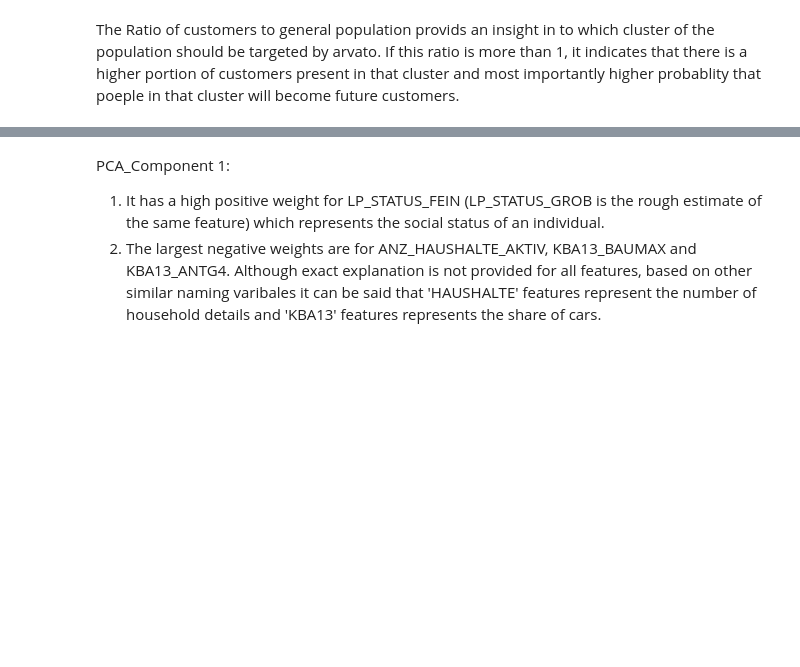
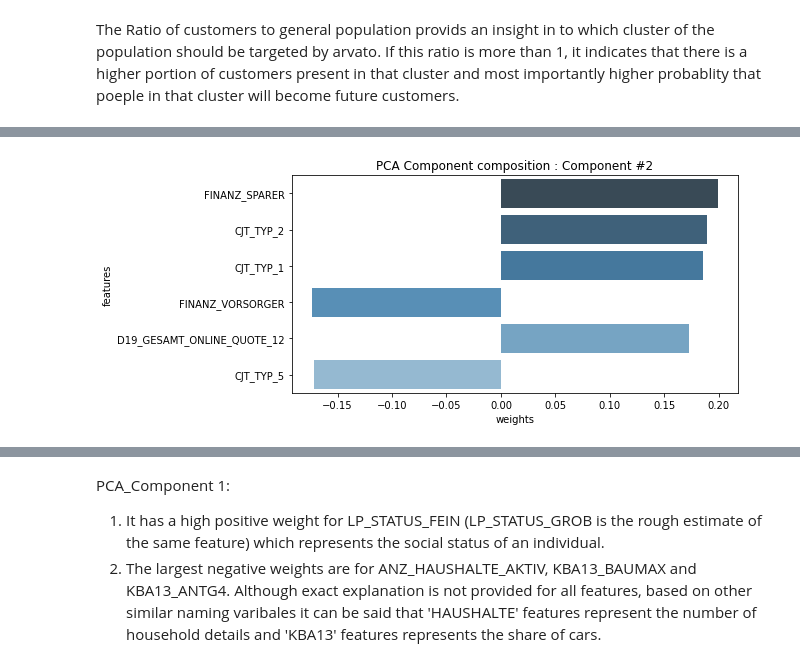
Before and after one commit to supulij/Arvato-Customer-Segmentation-for-mail-order, a Jupyter notebook: Arvato_Project_Final_Notebook.ipynb, the cells around one changed output, grey strips where cells are left out. Drawn from its saved outputs; the diff is of its cells as text; code cells hidden in the pictures; blank space fills up the shorter version.

```diff
--- a/Arvato_Project_Colab.ipynb
+++ b/Arvato_Project_Final_Notebook.ipynb
@@ -635,0 +636,4 @@ display_component(pca_composition, feature_list, component_num= 1, n_weights = 6
+# %%
+display_component(pca_composition, feature_list, component_num= 2, n_weights = 6)
+# %% [output]
+[figure, added]
```
Also changed, not shown: parts of 30 cells of this notebook, 5 other files.
